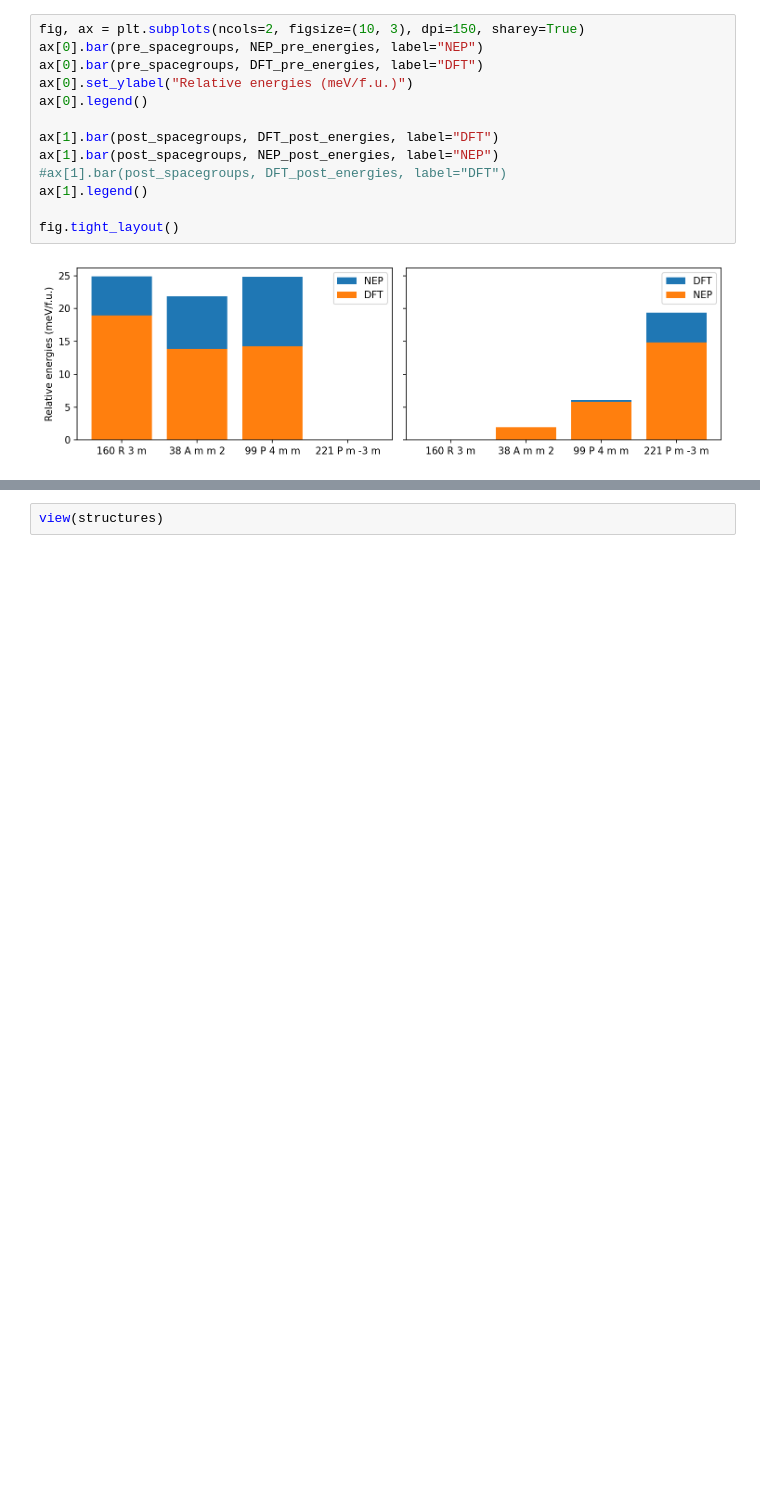
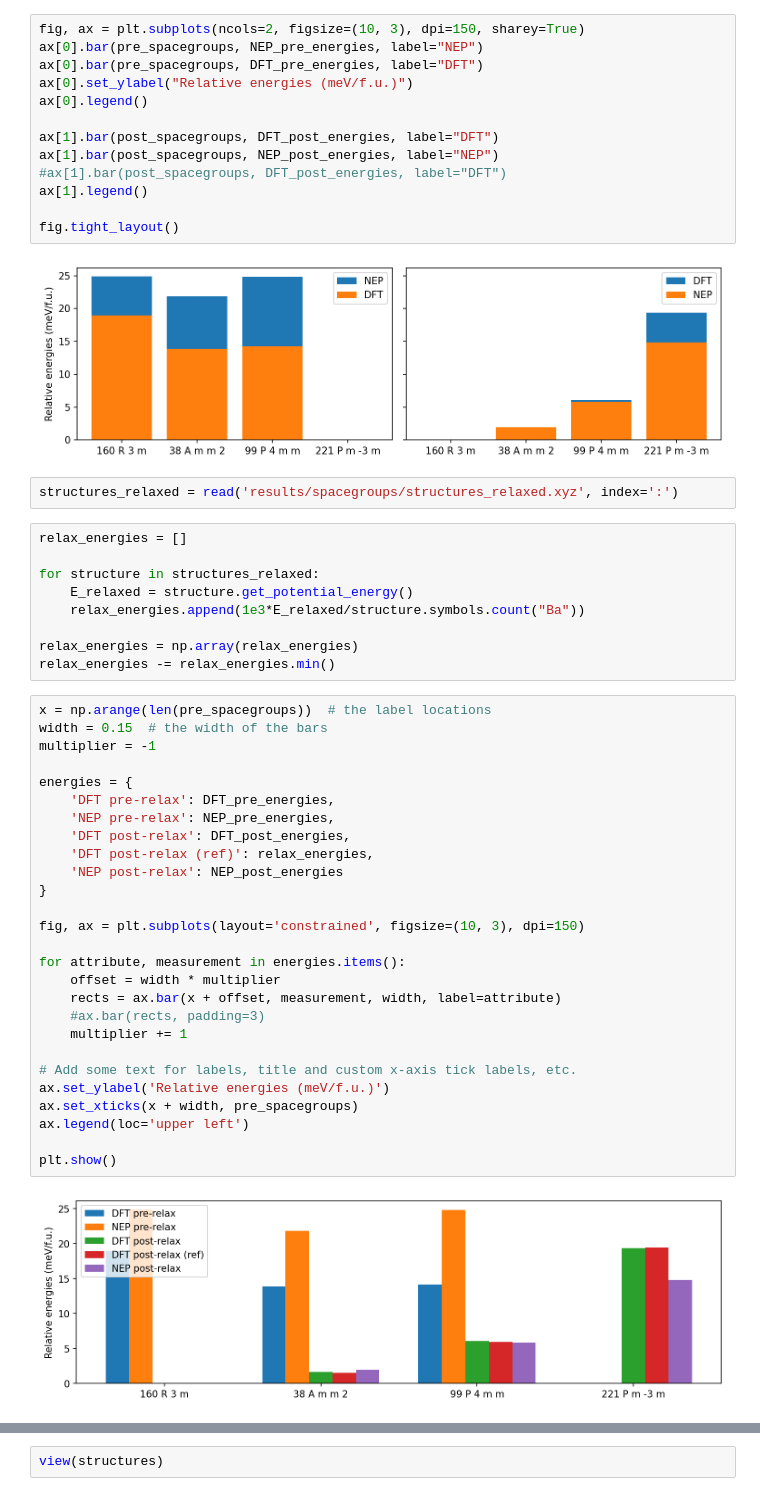
Before and after one commit to ThomasRavnborg/OxideSlabs, a Jupyter notebook: findinggroundstate.ipynb, the cells around one changed output, grey strips where cells are left out. Saved outputs shown, nothing was run; the diff lists cells and outputs as text; blank space fills up the shorter version.

```diff
--- a/findinggroundstate.ipynb
+++ b/findinggroundstate.ipynb
@@ -182,3 +204,43 @@ ax[1].legend()
 fig.tight_layout()
 # %% [output]
 [figure]
+# %%
+structures_relaxed = read('results/spacegroups/structures_relaxed.xyz', index=':')
+# %%
+relax_energies = []
+
+for structure in structures_relaxed:
+    E_relaxed = structure.get_potential_energy()
+    relax_energies.append(1e3*E_relaxed/structure.symbols.count("Ba"))
+
+relax_energies = np.array(relax_energies)
+relax_energies -= relax_energies.min()
+# %%
+x = np.arange(len(pre_spacegroups))  # the label locations
+width = 0.15  # the width of the bars
+multiplier = -1
+
+energies = {
+    'DFT pre-relax': DFT_pre_energies,
+    'NEP pre-relax': NEP_pre_energies,
+    'DFT post-relax': DFT_post_energies,
+    'DFT post-relax (ref)': relax_energies,
+    'NEP post-relax': NEP_post_energies
+}
+
+fig, ax = plt.subplots(layout='constrained', figsize=(10, 3), dpi=150)
+
+for attribute, measurement in energies.items():
+    offset = width * multiplier
+    rects = ax.bar(x + offset, measurement, width, label=attribute)
+    #ax.bar(rects, padding=3)
+    multiplier += 1
+
+# Add some text for labels, title and custom x-axis tick labels, etc.
+ax.set_ylabel('Relative energies (meV/f.u.)')
+ax.set_xticks(x + width, pre_spacegroups)
+ax.legend(loc='upper left')
+
+plt.show()
+# %% [output]
+[figure, added]
```
Also changed, not shown: parts of 16 cells of this notebook, 3 other files.
